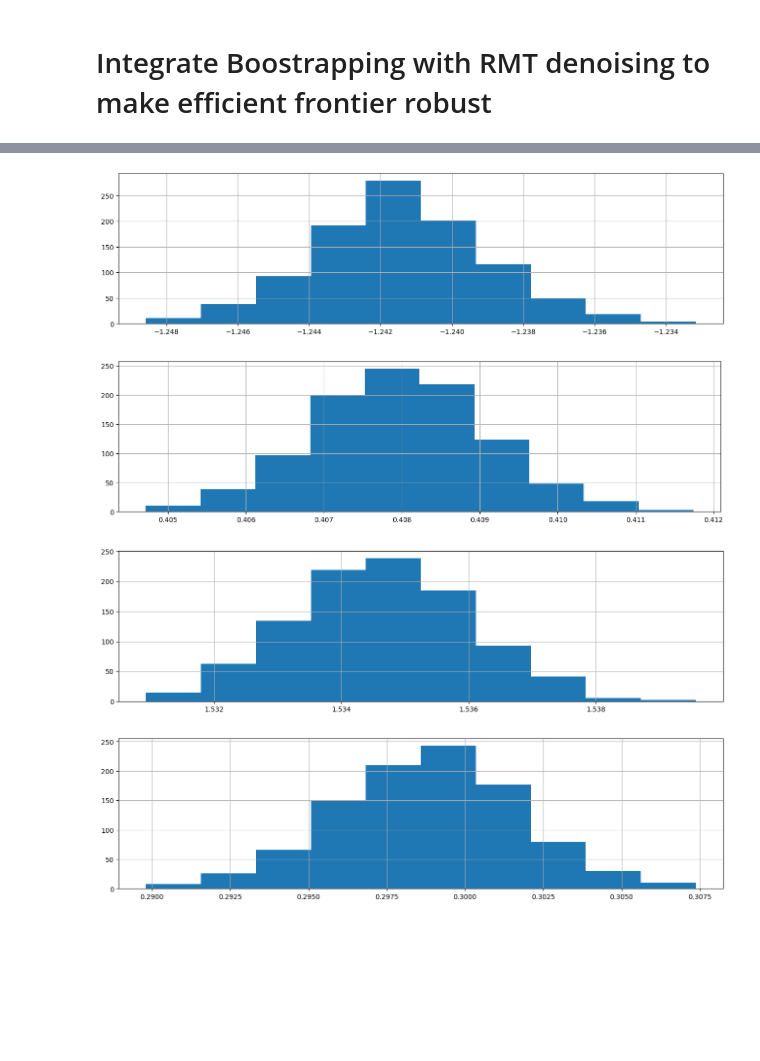
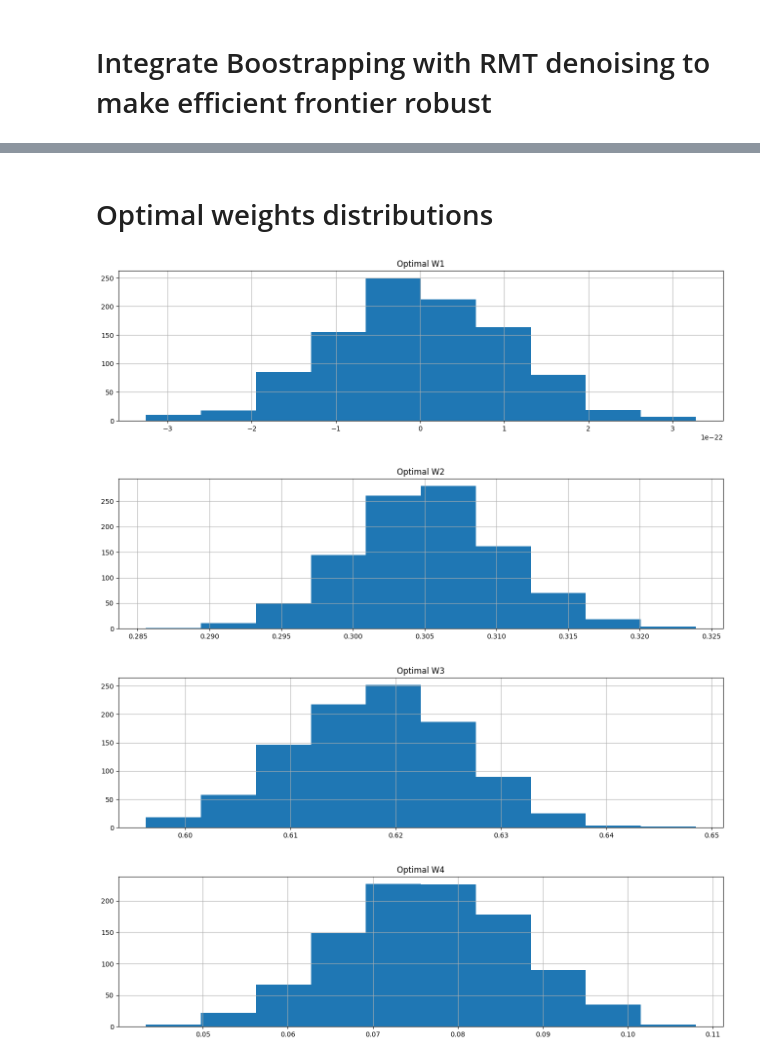
Before and after one commit to Kamin-At/portfolio_optimization, a Jupyter notebook: boostrapping_mvo_with_RMT_denoising.ipynb, the cells around one changed output, grey strips where cells are left out. Saved outputs shown, nothing was run; the diff lists cells and outputs as text; code cells hidden in the pictures; blank space fills up the shorter version.

```diff
--- a/boostrapping_mvo_with_RMT_denoising.ipynb
+++ b/boostrapping_mvo_with_RMT_denoising.ipynb
@@ -22,7 +22,7 @@ correlation_mat = np.array(
     ]
 )
 cov_matrix = vol_mat @ correlation_mat @ vol_mat
-num_samples = 50000
+num_samples = 2500
 
 # # 1. Compute Lower Cholesky factor
 L = np.linalg.cholesky(cov_matrix)
@@ -174,6 +174,9 @@ for i in range(n_boostrapping):
     for j in range(len(standardized_cov_mat)):
         standardized_cov_mat[j, j] = 1.0
     eigenvalues, eigenvectors = np.linalg.eig(standardized_cov_mat)
+    lambda_max = 1.0**2 * (
+        1 + len(means) / num_samples + 2 * np.sqrt(len(means) / num_samples)
+    )
     new_eigenval = eigenvalues[eigenvalues < lambda_max].mean()
     # print(eigenvalues)
     new_eigenvalues = eigenvalues.copy()
@@ -203,7 +206,7 @@ for i in range(n_boostrapping):
         "Optimal Portfolio Vol:",
         port_vol,
     )
-    prob = cp.Problem(cp.Minimize(risk - tmp_gamma * ret), [cp.sum(w) == 1])
+    prob = cp.Problem(cp.Minimize(risk - tmp_gamma * ret), [cp.sum(w) == 1, w >= 0])
     prob.solve()
     print(w.value)
     for j in range(len(means)):
@@ -247,12 +250,15 @@ weights
 1000 rows × 4 columns
+# %% [markdown]
+# Optimal weights distributions
 # %%
 for i in range(len(means)):
     plt.figure(figsize=(16, 4))
     plt.hist(weights["w" + str(i + 1)])
     plt.grid()
+    plt.title("Optimal W" + str(i + 1))
     plt.show()
 # %% [output]
-[figure, old version]
+[figure, new version]
-[figure, old version]
+[figure, new version]
-[figure, old version]
+[figure, new version]
-[figure, old version]
+[figure, new version]
```
Also changed, not shown: parts of 2 cells of this notebook.
